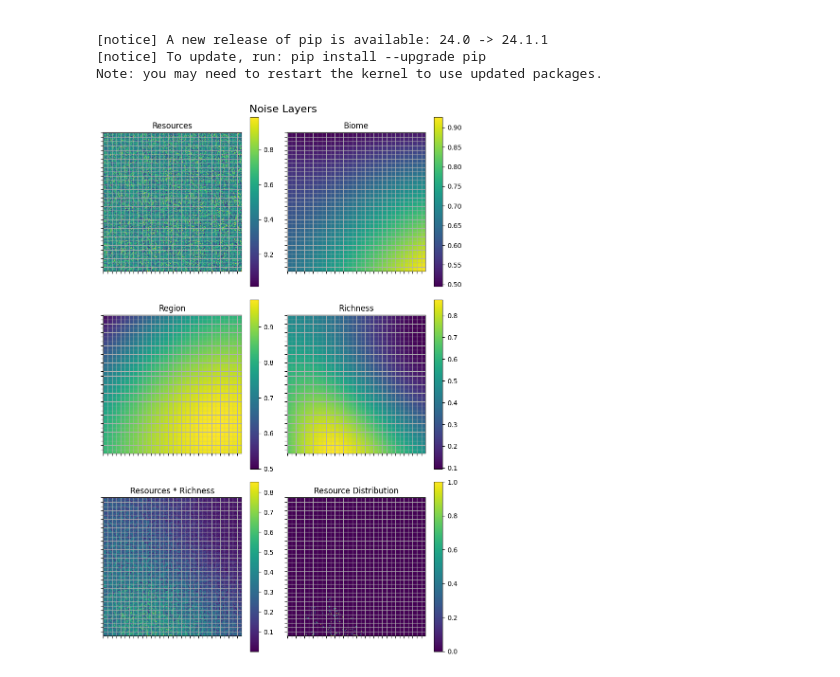
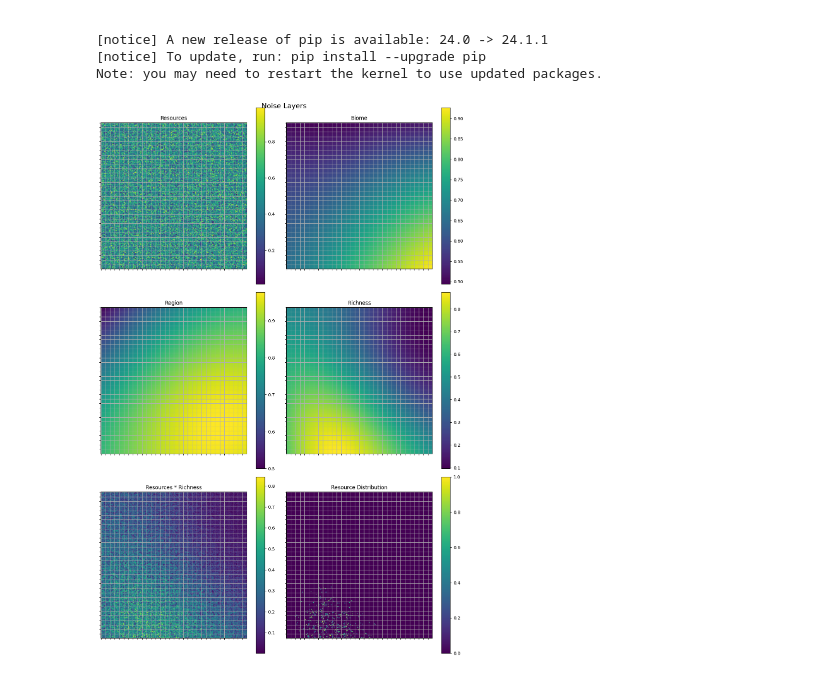
Before and after one commit to Dzejkop/gemstone.builders, a Jupyter notebook: exp/map.ipynb, the cells around one changed output. Drawn from its saved outputs; the diff is of its cells as text; code cells hidden in the pictures.

Commit message:
More noise experimentation

```diff
--- a/exp/map.ipynb
+++ b/exp/map.ipynb
@@ -25,8 +25,9 @@ import numpy as np
 import matplotlib.pyplot as plt
 import noise
 
+map_size = 256
 ref_size = 1024
-shape = (256, 256)
+shape = (map_size, map_size)
 
 def generate_noise_layer(scale=1.0, z_layer=0.0):
     """
@@ -50,7 +51,7 @@ def display_multiple_noise_layers(noise_layers, titles=None):
     rows = int(np.ceil(np.sqrt(num_layers)))
     cols = int(np.ceil(num_layers / rows))
 
-    fig, axes = plt.subplots(rows, cols, figsize=(4*cols, 4*rows))
+    fig, axes = plt.subplots(rows, cols, figsize=(6*cols, 6*rows))
     fig.suptitle("Noise Layers", fontsize=16)
 
     if num_layers == 1:
@@ -69,33 +70,33 @@ def display_multiple_noise_layers(noise_layers, titles=None):
         else:
             ax.set_title(f"Layer {i+1}")
         fig.colorbar(im, ax=ax)
 
     # Hide any unused subplots
     for j in range(i+1, rows*cols):
         axes.flat[j].axis('off')
 
     plt.tight_layout()
     plt.show()
 
 num_layers = 4  # You can change this to any number
 layers = [
-    { "scale": 1000.0, "z_layer": 0.0, "name": "Resources" },
+    { "scale": 2000.0, "z_layer": 0.0, "name": "Resources" },
     { "scale": 1.0, "z_layer": 0.5, "name": "Biome" },
     { "scale": 1.0, "z_layer": 0.1, "name": "Region" },
     { "scale": 2.0, "z_layer": 1.5, "name": "Richness" }
 ]
 
 noise_layers = [generate_noise_layer(layer["scale"], layer["z_layer"]) for layer in layers]
 titles = [layer["name"] for layer in layers]
 
 richness = noise_layers[3]
 resources = noise_layers[0]
 noise_layers.append(resources * richness)
 titles.append("Resources * Richness")
 
-noise_layers.append(np.where(noise_layers[4] > 0.75, 1, 0))
+noise_layers.append(np.where(noise_layers[4] > 0.8, 1, 0))
 titles.append("Resource Distribution")
 
 display_multiple_noise_layers(noise_layers, titles)
 # %% [output]
-[figure, old version]
+[figure, new version]
```
Also changed, not shown: 4 other files.
